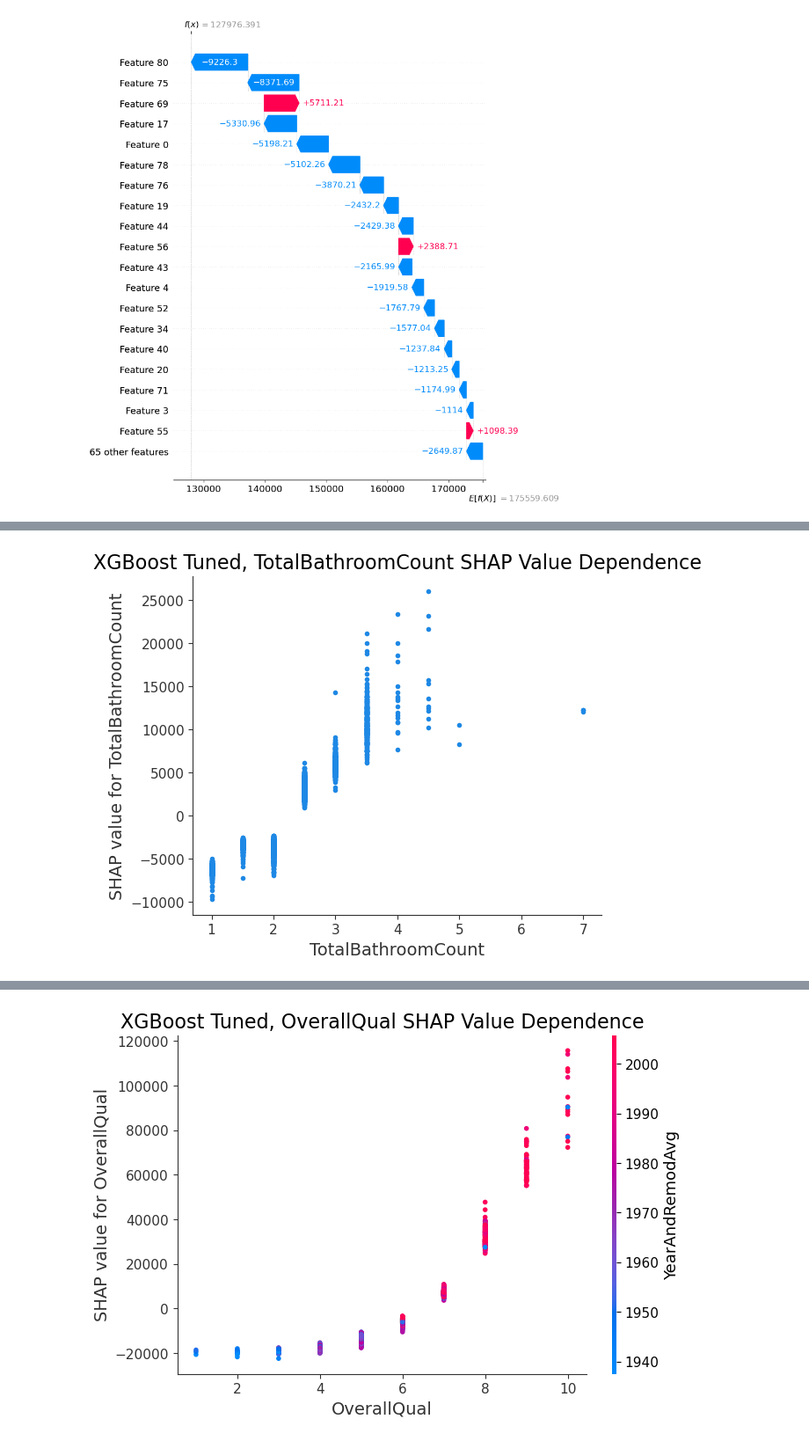
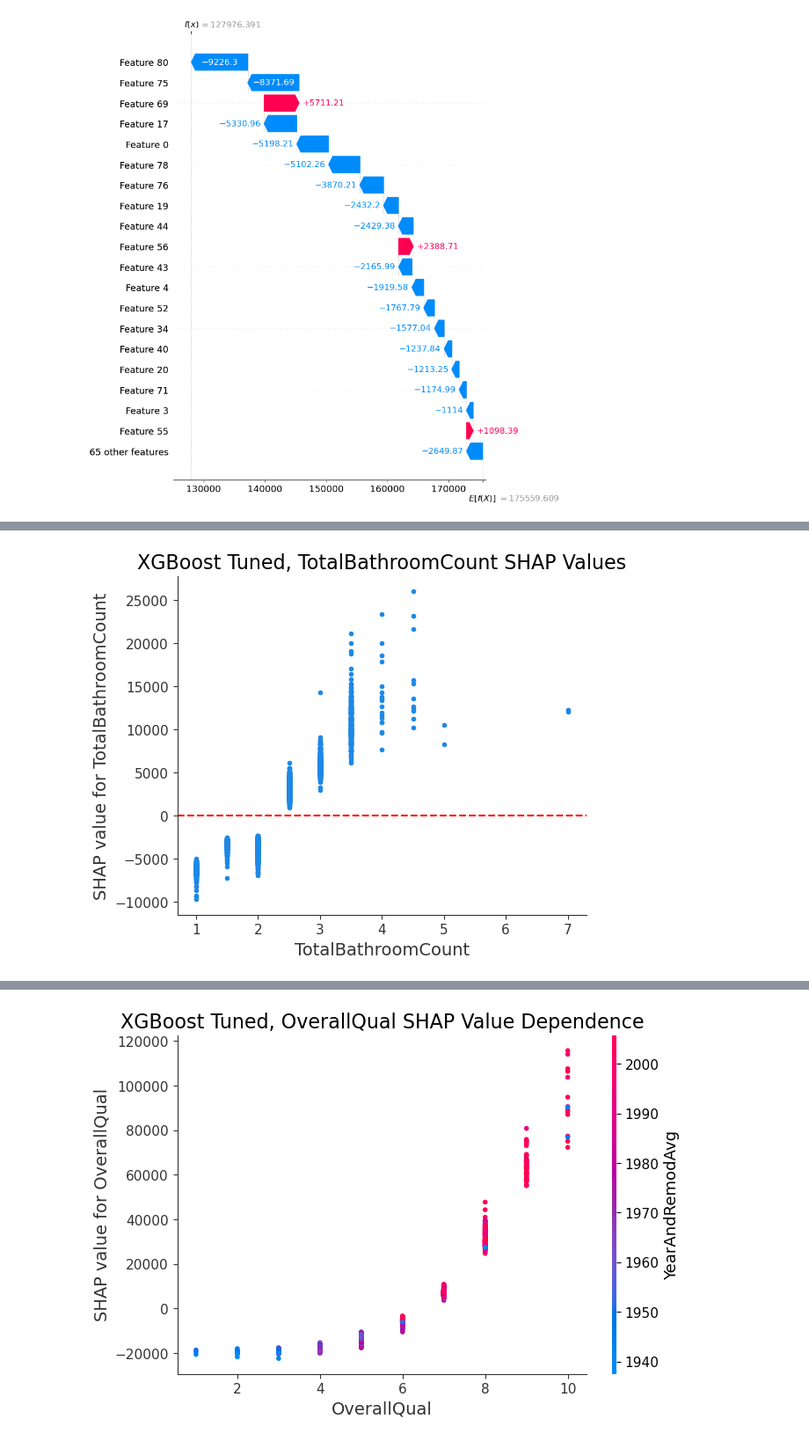
Before and after one commit to briangdrewes/machinelearning_Ames, a Jupyter notebook: visuals_and_tests/ordinalNormalCondition_XGBoostViz.ipynb, the cells around one changed output, grey strips where cells are left out. Shown at 88% size. Cells and saved outputs as stored; diff of their text form; code cells hidden in the pictures.

```diff
--- a/ordinalNormalCondition_XGBoostViz.ipynb
+++ b/visuals_and_tests/ordinalNormalCondition_XGBoostViz.ipynb
@@ -414,14 +492,15 @@ plt.show()
 # %%
 #Shap Dependence Plot vs "Overall Qual"
 shap.dependence_plot("TotalBathroomCount", shap_values, X, interaction_index=None, show=False)
 
-plt.title('XGBoost Tuned, TotalBathroomCount SHAP Value Dependence', fontsize=16)
+plt.title('XGBoost Tuned, TotalBathroomCount SHAP Values', fontsize=16)
+plt.axhline(y=0, color='r', linestyle='--')
 
 plt.ylabel('SHAP value for TotalBathroomCount', fontsize=14)
 plt.xlabel('TotalBathroomCount', fontsize=14);
 plt.show()
 # %% [output]
-[figure, old version]
+[figure, new version]
 # %%
 #Shap Dependence Plot vs "Overall Qual"
 shap.dependence_plot("YearAndRemodAvg", shap_values, X, interaction_index=None, show=False)
```
Also changed, not shown: parts of 30 cells of this notebook, 3 other files.
